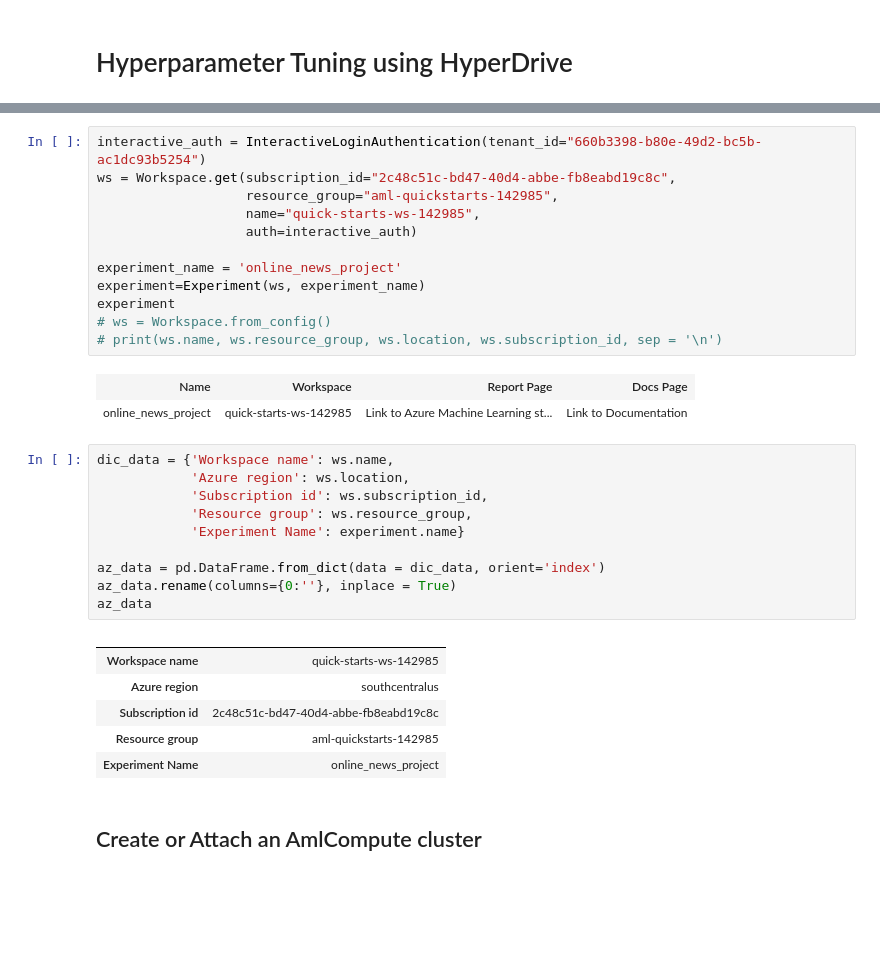
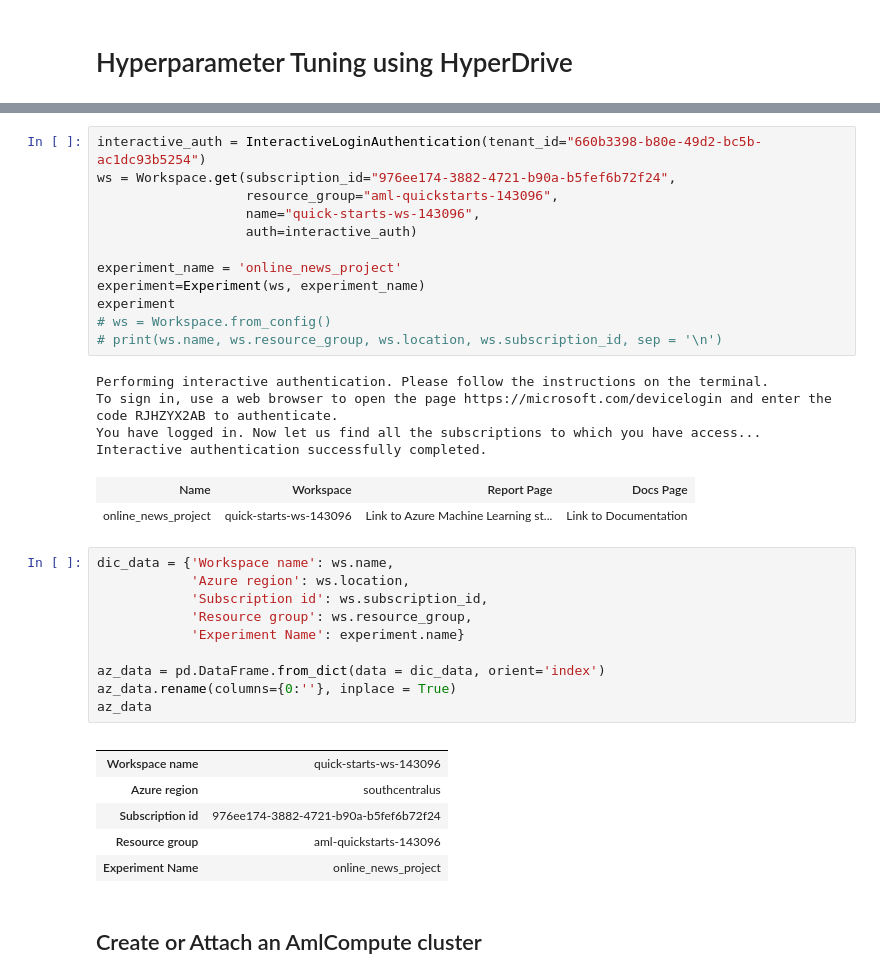
Before and after one commit to franckess/AzureML_Capstone, a Jupyter notebook: 01_Hyperparameter_tuning_final.ipynb, the cells around one changed output, grey strips where cells are left out. Saved outputs shown, nothing was run; the diff lists cells and outputs as text; blank space fills up the shorter version.

```diff
--- a/01_Hyperparameter_tuning_final.ipynb
+++ b/01_Hyperparameter_tuning_final.ipynb
@@ -82,18 +60,22 @@ To sign in, use a web browser to open the page https://microsoft.com/devicelogin
 # %%
 interactive_auth = InteractiveLoginAuthentication(tenant_id="660b3398-b80e-49d2-bc5b-ac1dc93b5254")
-ws = Workspace.get(subscription_id="2c48c51c-bd47-40d4-abbe-fb8eabd19c8c",
-                   resource_group="aml-quickstarts-142985",
-                   name="quick-starts-ws-142985",
+ws = Workspace.get(subscription_id="976ee174-3882-4721-b90a-b5fef6b72f24",
+                   resource_group="aml-quickstarts-143096",
+                   name="quick-starts-ws-143096",
                    auth=interactive_auth)
 
 experiment_name = 'online_news_project'
 experiment=Experiment(ws, experiment_name)
 experiment
 # ws = Workspace.from_config()
 # print(ws.name, ws.resource_group, ws.location, ws.subscription_id, sep = '\n')
 # %% [output]
+Performing interactive authentication. Please follow the instructions on the terminal.
+To sign in, use a web browser to open the page https://microsoft.com/devicelogin and enter the code RJHZYX2AB to authenticate.
+You have logged in. Now let us find all the subscriptions to which you have access...
+Interactive authentication successfully completed.
 | Name | Workspace | Report Page | Docs Page |
-| online_news_project | quick-starts-ws-142985 | Link to Azure Machine Learning st... | Link to Documentation |
+| online_news_project | quick-starts-ws-143096 | Link to Azure Machine Learning st... | Link to Documentation |
 # %%
 dic_data = {'Workspace name': ws.name,
             'Azure region': ws.location,
@@ -106,10 +88,10 @@ az_data.rename(columns={0:''}, inplace = True)
 az_data
 # %% [output]
 |  |  |
-| Workspace name | quick-starts-ws-142985 |
+| Workspace name | quick-starts-ws-143096 |
 | Azure region | southcentralus |
-| Subscription id | 2c48c51c-bd47-40d4-abbe-fb8eabd19c8c |
-| Resource group | aml-quickstarts-142985 |
+| Subscription id | 976ee174-3882-4721-b90a-b5fef6b72f24 |
+| Resource group | aml-quickstarts-143096 |
 | Experiment Name | online_news_project |
 # %% [markdown]
 ## Create or Attach an AmlCompute cluster
```
Also changed, not shown: parts of 13 cells of this notebook, 14 other files.
